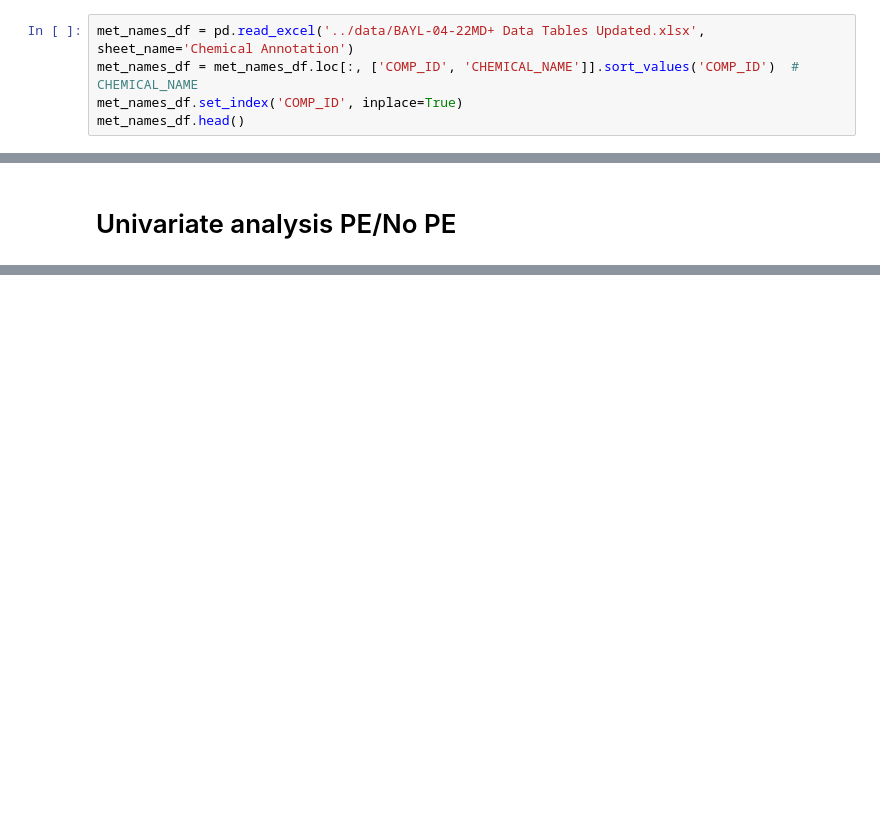
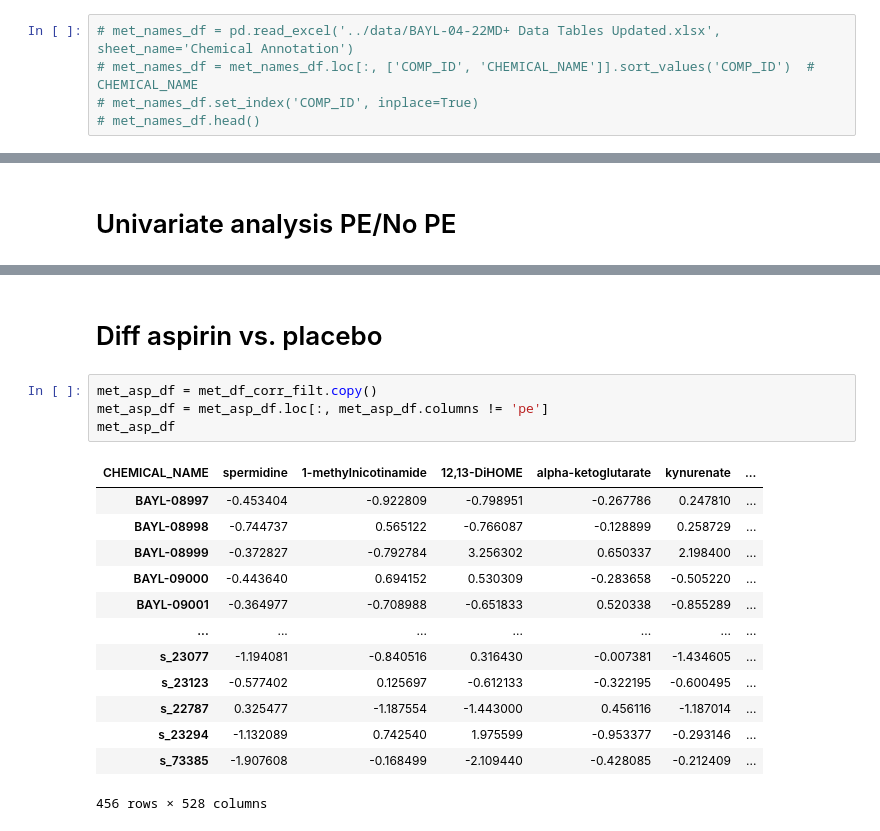
Before and after one commit to vladimirkovacevic/CUHK-Metabolomics-analysis, a Jupyter notebook: notebooks/ai.ipynb, the cells around one changed output, grey strips where cells are left out. Cells and saved outputs as stored; diff of their text form; blank space fills up the shorter version.

```diff
--- a/notebooks/ai.ipynb
+++ b/notebooks/ai.ipynb
@@ -39,7 +39,7 @@ met_raw_df
 | 52897 | NaN | NaN | NaN | NaN | NaN | NaN | NaN | NaN | ... |
 968 rows × 463 columns
 # %%
-met_names_df = pd.read_excel('../data/BAYL-04-22MD+ Data Tables Updated.xlsx', sheet_name='Chemical Annotation')
-met_names_df = met_names_df.loc[:, ['COMP_ID', 'CHEMICAL_NAME']].sort_values('COMP_ID')  # CHEMICAL_NAME
-met_names_df.set_index('COMP_ID', inplace=True)
-met_names_df.head()
+# met_names_df = pd.read_excel('../data/BAYL-04-22MD+ Data Tables Updated.xlsx', sheet_name='Chemical Annotation')
+# met_names_df = met_names_df.loc[:, ['COMP_ID', 'CHEMICAL_NAME']].sort_values('COMP_ID')  # CHEMICAL_NAME
+# met_names_df.set_index('COMP_ID', inplace=True)
+# met_names_df.head()
@@ -494,3 +481,23 @@ Number of samples in {1} trimester: 73
 Number of samples in {2} trimester: 86
 Number of samples in {3} trimester: 146
 Number of samples in {1, 2, 3} trimester: 305
+# %% [markdown]
+# Diff aspirin vs. placebo
+# %%
+met_asp_df = met_df_corr_filt.copy()
+met_asp_df = met_asp_df.loc[:, met_asp_df.columns != 'pe']
+met_asp_df
+# %% [output]
+| CHEMICAL_NAME | spermidine | 1-methylnicotinamide | 12,13-DiHOME | alpha-ketoglutarate | kynurenate | ... |
+| BAYL-08997 | -0.453404 | -0.922809 | -0.798951 | -0.267786 | 0.247810 | ... |
+| BAYL-08998 | -0.744737 | 0.565122 | -0.766087 | -0.128899 | 0.258729 | ... |
+| BAYL-08999 | -0.372827 | -0.792784 | 3.256302 | 0.650337 | 2.198400 | ... |
+| BAYL-09000 | -0.443640 | 0.694152 | 0.530309 | -0.283658 | -0.505220 | ... |
+| BAYL-09001 | -0.364977 | -0.708988 | -0.651833 | 0.520338 | -0.855289 | ... |
+| ... | ... | ... | ... | ... | ... | ... |
+| s_23077 | -1.194081 | -0.840516 | 0.316430 | -0.007381 | -1.434605 | ... |
+| s_23123 | -0.577402 | 0.125697 | -0.612133 | -0.322195 | -0.600495 | ... |
+| s_22787 | 0.325477 | -1.187554 | -1.443000 | 0.456116 | -1.187014 | ... |
+| s_23294 | -1.132089 | 0.742540 | 1.975599 | -0.953377 | -0.293146 | ... |
+| s_73385 | -1.907608 | -0.168499 | -2.109440 | -0.428085 | -0.212409 | ... |
+456 rows × 528 columns
```
Also changed, not shown: parts of 13 cells of this notebook, 2 other files.
